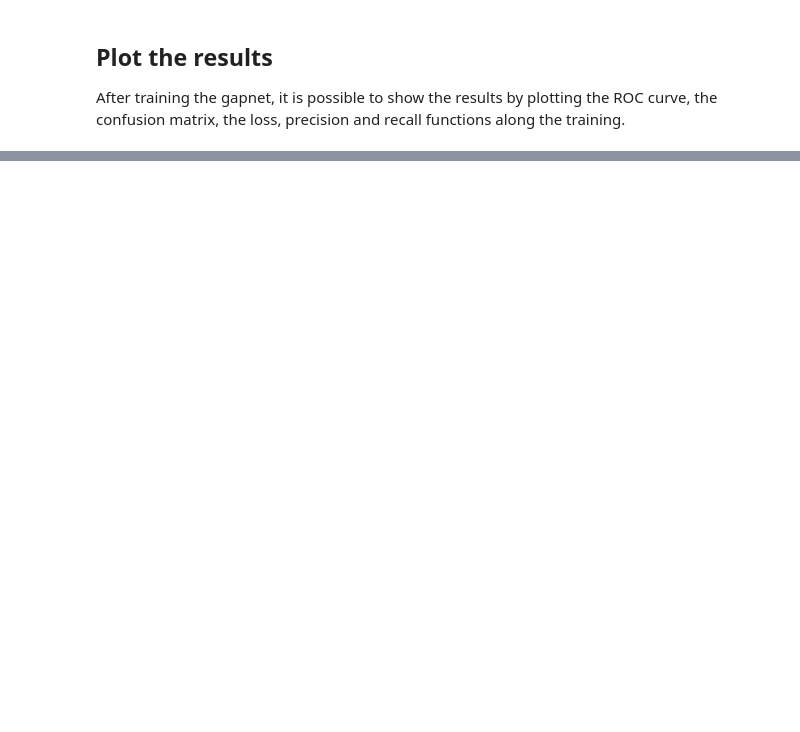
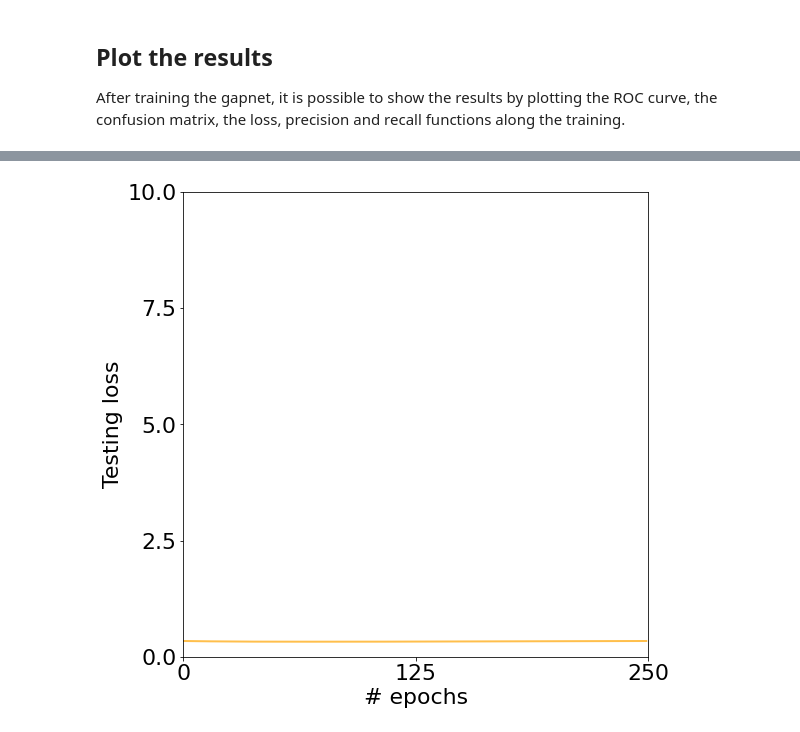
Before and after one commit to softmatterlab/GapNet, a Jupyter notebook: gapnet_tutorial.ipynb, the cells around one changed output, grey strips where cells are left out. Cells and saved outputs as stored; diff of their text form; code cells hidden in the pictures; blank space fills up the shorter version.

```diff
--- a/gapnet_tutorial.ipynb
+++ b/gapnet_tutorial.ipynb
@@ -190,0 +172,7 @@ gapnet.plot_hist(gapnet_model.val_aucs, 'gapnet', color='darkorange', alpha=0.5)
+# %%
+fig, axes = plt.subplots(1,1,figsize=(8, 8))
+gapnet.plot_loss_metrics('GapNet', gapnet_model.histories, axes = axes, color='orange', alpha=0.15)
+plt.tight_layout()
+plt.subplots_adjust(left=None, right=None, bottom=None, top=None, wspace=0.1, hspace=0.1)
+# %% [output]
+[figure, added]
```
Also changed, not shown: parts of 14 cells of this notebook.
